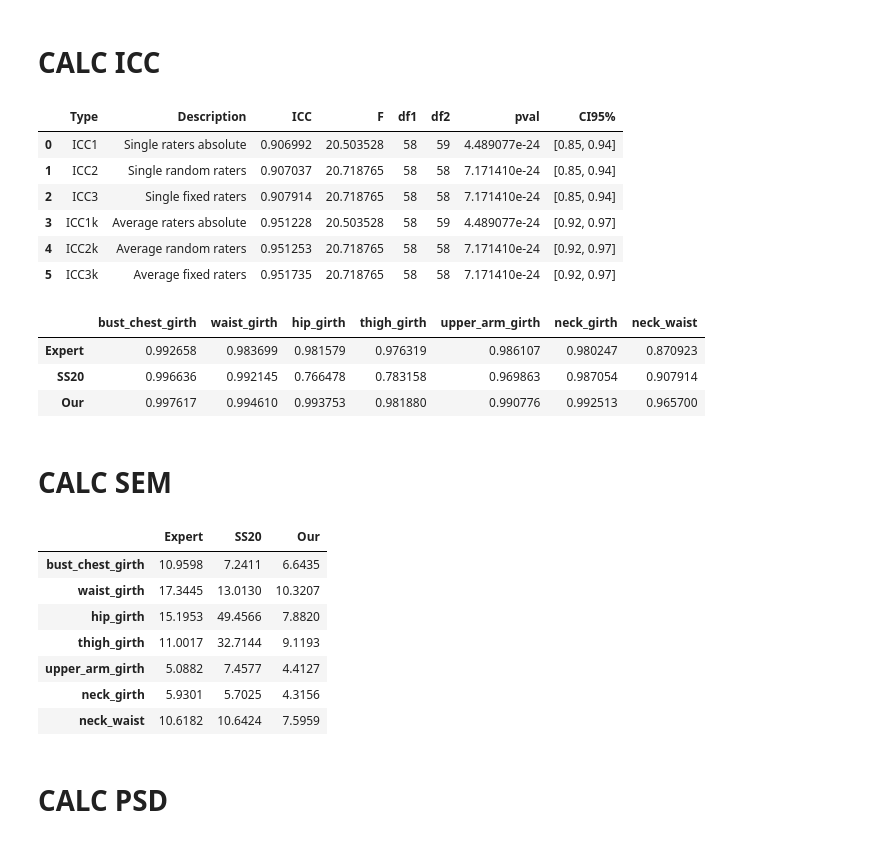
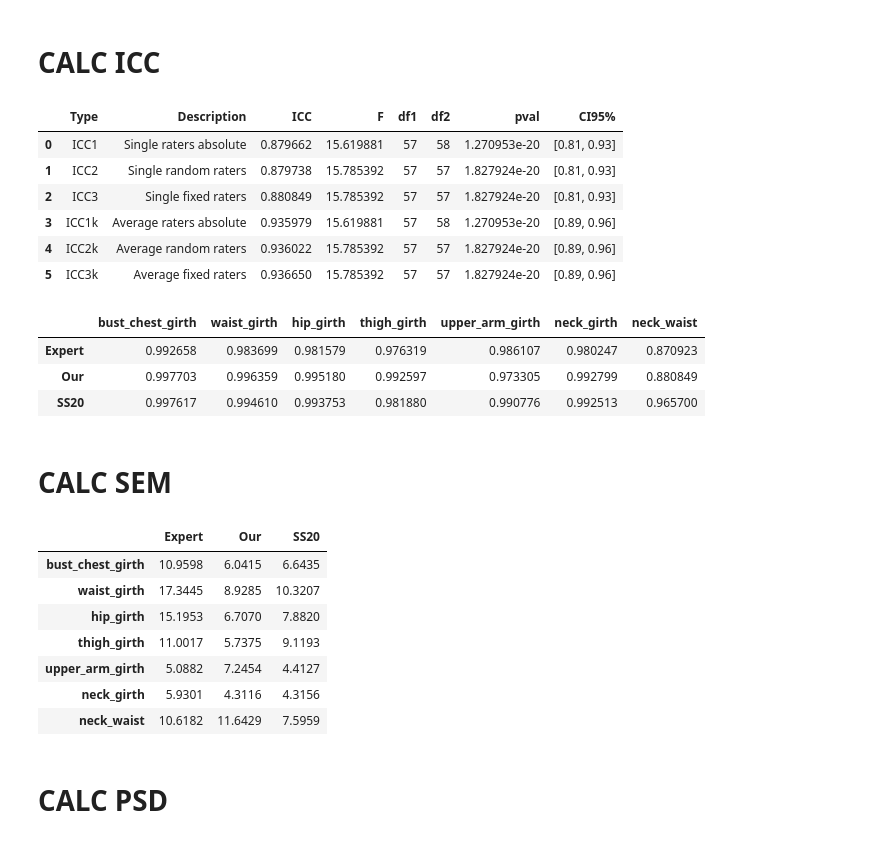
Before and after one commit to wesferr/measure_project, a Jupyter notebook: statistics_ss20.ipynb, the cells around one changed output. Drawn from its saved outputs; the diff is of its cells as text; code cells hidden in the pictures.

```diff
--- a/statistics_ss20.ipynb
+++ b/statistics_ss20.ipynb
@@ -42,7 +42,8 @@ measures = pd.read_pickle(f'data/ss20_cleaned_measures.zip')
 measures = measures[their_semantics]
 measures.columns = our_semantic
 our_measures = pd.read_pickle("data/ss20_our_measures.zip")
-measures = pd.concat([our_measures, measures]).drop(columns=["gender", "stature"])
+measures = pd.concat([our_measures, measures]).drop(columns=["stature"])
 measures = measures[measures['measures_station'].isin(["SS20", "Expert measurer 1", "our"])]
 measures.replace("Expert measurer 1", "Expert", inplace=True)
 measures.replace("our", "Our", inplace=True)
+measures.reset_index(drop=True, inplace=True)
@@ -49,3 +97,5 @@ measures.replace("our", "Our", inplace=True)
+# %%
+measures.drop([98,99], inplace=True)
 # %% [markdown]
 # CALC ICC
 # %%
@@ -64,20 +114,20 @@ icc = pg.intraclass_corr(data=a, targets='subject', raters='repetition', ratings
 icc
 # %% [output]
 |  | Type | Description | ICC | F | df1 | df2 | pval | CI95% |
-| 0 | ICC1 | Single raters absolute | 0.906992 | 20.503528 | 58 | 59 | 4.489077e-24 | [0.85, 0.94] |
-| 1 | ICC2 | Single random raters | 0.907037 | 20.718765 | 58 | 58 | 7.171410e-24 | [0.85, 0.94] |
-| 2 | ICC3 | Single fixed raters | 0.907914 | 20.718765 | 58 | 58 | 7.171410e-24 | [0.85, 0.94] |
-| 3 | ICC1k | Average raters absolute | 0.951228 | 20.503528 | 58 | 59 | 4.489077e-24 | [0.92, 0.97] |
-| 4 | ICC2k | Average random raters | 0.951253 | 20.718765 | 58 | 58 | 7.171410e-24 | [0.92, 0.97] |
-| 5 | ICC3k | Average fixed raters | 0.951735 | 20.718765 | 58 | 58 | 7.171410e-24 | [0.92, 0.97] |
+| 0 | ICC1 | Single raters absolute | 0.879662 | 15.619881 | 57 | 58 | 1.270953e-20 | [0.81, 0.93] |
+| 1 | ICC2 | Single random raters | 0.879738 | 15.785392 | 57 | 57 | 1.827924e-20 | [0.81, 0.93] |
+| 2 | ICC3 | Single fixed raters | 0.880849 | 15.785392 | 57 | 57 | 1.827924e-20 | [0.81, 0.93] |
+| 3 | ICC1k | Average raters absolute | 0.935979 | 15.619881 | 57 | 58 | 1.270953e-20 | [0.89, 0.96] |
+| 4 | ICC2k | Average random raters | 0.936022 | 15.785392 | 57 | 57 | 1.827924e-20 | [0.89, 0.96] |
+| 5 | ICC3k | Average fixed raters | 0.936650 | 15.785392 | 57 | 57 | 1.827924e-20 | [0.89, 0.96] |
 # %%
-our_icc.index = ['Expert', "SS20", 'Our']
+our_icc.index = ['Expert', 'Our', "SS20"]
 our_icc
 # %% [output]
 |  | bust_chest_girth | waist_girth | hip_girth | thigh_girth | upper_arm_girth | neck_girth | neck_waist |
 | Expert | 0.992658 | 0.983699 | 0.981579 | 0.976319 | 0.986107 | 0.980247 | 0.870923 |
-| SS20 | 0.996636 | 0.992145 | 0.766478 | 0.783158 | 0.969863 | 0.987054 | 0.907914 |
-| Our | 0.997617 | 0.994610 | 0.993753 | 0.981880 | 0.990776 | 0.992513 | 0.965700 |
+| Our | 0.997703 | 0.996359 | 0.995180 | 0.992597 | 0.973305 | 0.992799 | 0.880849 |
+| SS20 | 0.997617 | 0.994610 | 0.993753 | 0.981880 | 0.990776 | 0.992513 | 0.965700 |
 # %% [markdown]
 # CALC SEM
 # %%
@@ -92,17 +142,17 @@ for station in station_list:
     all_measures.append(measures_of_station)
 our_sem = pd.DataFrame(all_measures, station_list, our_semantic[3:-1]).sort_index()
 # %%
-our_sem.index = ['Expert', "SS20", 'Our']
+our_sem.index = ['Expert', 'Our', "SS20"]
 our_sem.T.round(4)
 # %% [output]
-|  | Expert | SS20 | Our |
-| bust_chest_girth | 10.9598 | 7.2411 | 6.6435 |
-| waist_girth | 17.3445 | 13.0130 | 10.3207 |
-| hip_girth | 15.1953 | 49.4566 | 7.8820 |
-| thigh_girth | 11.0017 | 32.7144 | 9.1193 |
-| upper_arm_girth | 5.0882 | 7.4577 | 4.4127 |
-| neck_girth | 5.9301 | 5.7025 | 4.3156 |
-| neck_waist | 10.6182 | 10.6424 | 7.5959 |
+|  | Expert | Our | SS20 |
+| bust_chest_girth | 10.9598 | 6.0415 | 6.6435 |
+| waist_girth | 17.3445 | 8.9285 | 10.3207 |
+| hip_girth | 15.1953 | 6.7070 | 7.8820 |
+| thigh_girth | 11.0017 | 5.7375 | 9.1193 |
+| upper_arm_girth | 5.0882 | 7.2454 | 4.4127 |
+| neck_girth | 5.9301 | 4.3116 | 4.3156 |
+| neck_waist | 10.6182 | 11.6429 | 7.5959 |
 # %% [markdown]
 # CALC PSD
 # %%
```
Also changed, not shown: parts of 8 cells of this notebook, 6 other files.
